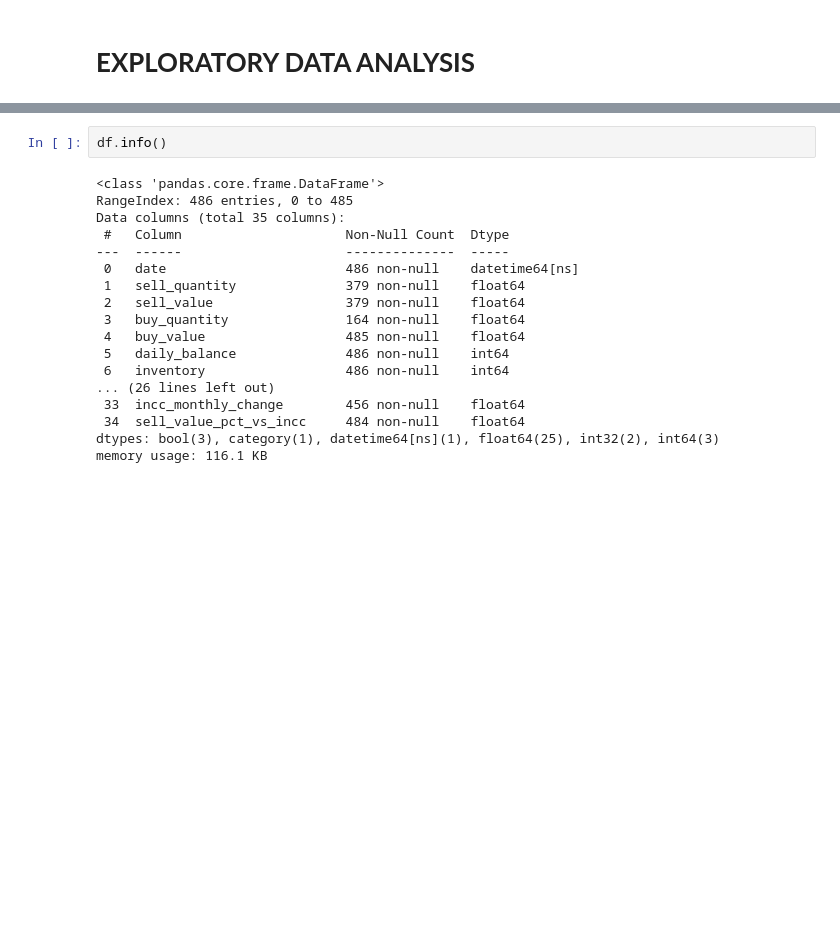
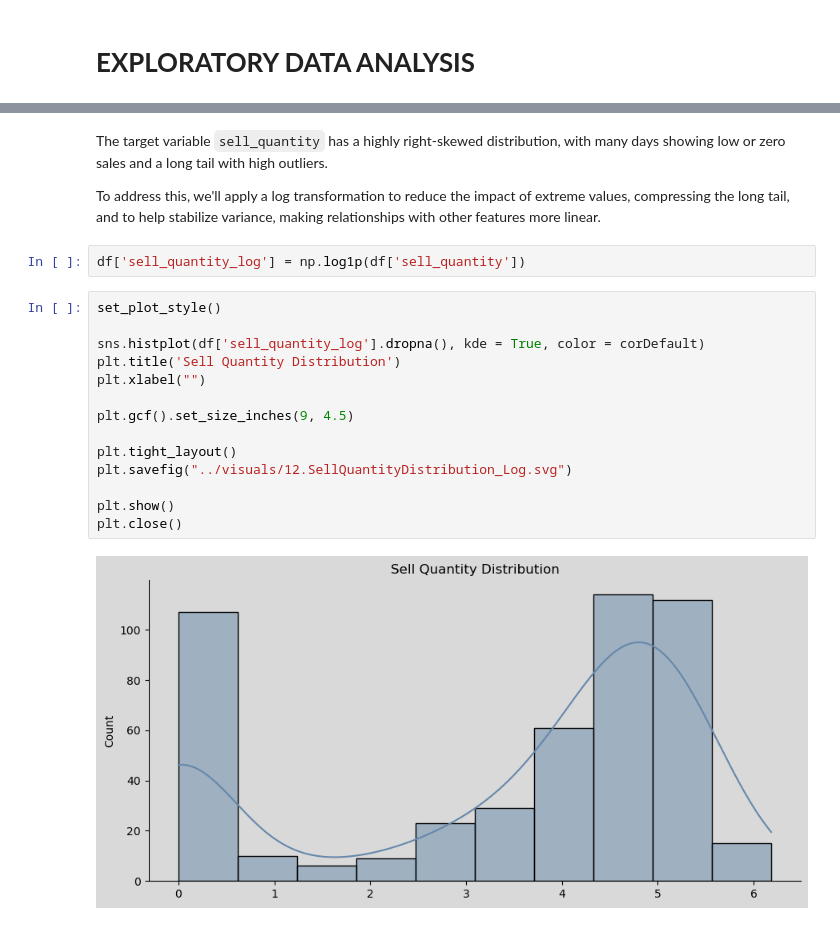
Before and after one commit to fabiogaldinho/Dynamic-Pricing, a Jupyter notebook: notebooks/02_EDA.ipynb, the cells around one changed output, grey strips where cells are left out. Drawn from its saved outputs; the diff is of its cells as text; blank space fills up the shorter version.

```diff
--- a/notebooks/02_EDA.ipynb
+++ b/notebooks/02_EDA.ipynb
@@ -230,20 +263,22 @@ df.to_csv("../data/processed/02_EDA.csv", index = False)
-# %%
-df.info()
-# %% [output]
-<class 'pandas.core.frame.DataFrame'>
-RangeIndex: 486 entries, 0 to 485
-Data columns (total 35 columns):
- #   Column                     Non-Null Count  Dtype
----  ------                     --------------  -----
- 0   date                       486 non-null    datetime64[ns]
- 1   sell_quantity              379 non-null    float64
- 2   sell_value                 379 non-null    float64
- 3   buy_quantity               164 non-null    float64
- 4   buy_value                  485 non-null    float64
- 5   daily_balance              486 non-null    int64
- 6   inventory                  486 non-null    int64
-... (26 lines left out)
- 33  incc_monthly_change        456 non-null    float64
- 34  sell_value_pct_vs_incc     484 non-null    float64
-dtypes: bool(3), category(1), datetime64[ns](1), float64(25), int32(2), int64(3)
-memory usage: 116.1 KB
+# %% [markdown]
+The target variable `sell_quantity` has a highly right-skewed distribution, with many days showing low or zero sales and a long tail with high outliers.
+
+To address this, we'll apply a log transformation to reduce the impact of extreme values, compressing the long tail, and to help stabilize variance, making relationships with other features more linear.
+# %%
+df['sell_quantity_log'] = np.log1p(df['sell_quantity'])
+# %%
+set_plot_style()
+
+sns.histplot(df['sell_quantity_log'].dropna(), kde = True, color = corDefault)
+plt.title('Sell Quantity Distribution')
+plt.xlabel("")
+
+plt.gcf().set_size_inches(9, 4.5)
+
+plt.tight_layout()
+plt.savefig("../visuals/12.SellQuantityDistribution_Log.svg")
+
+plt.show()
+plt.close()
+# %% [output]
+[figure, added]
```
Also changed, not shown: parts of 31 cells of this notebook, 19 other files.
